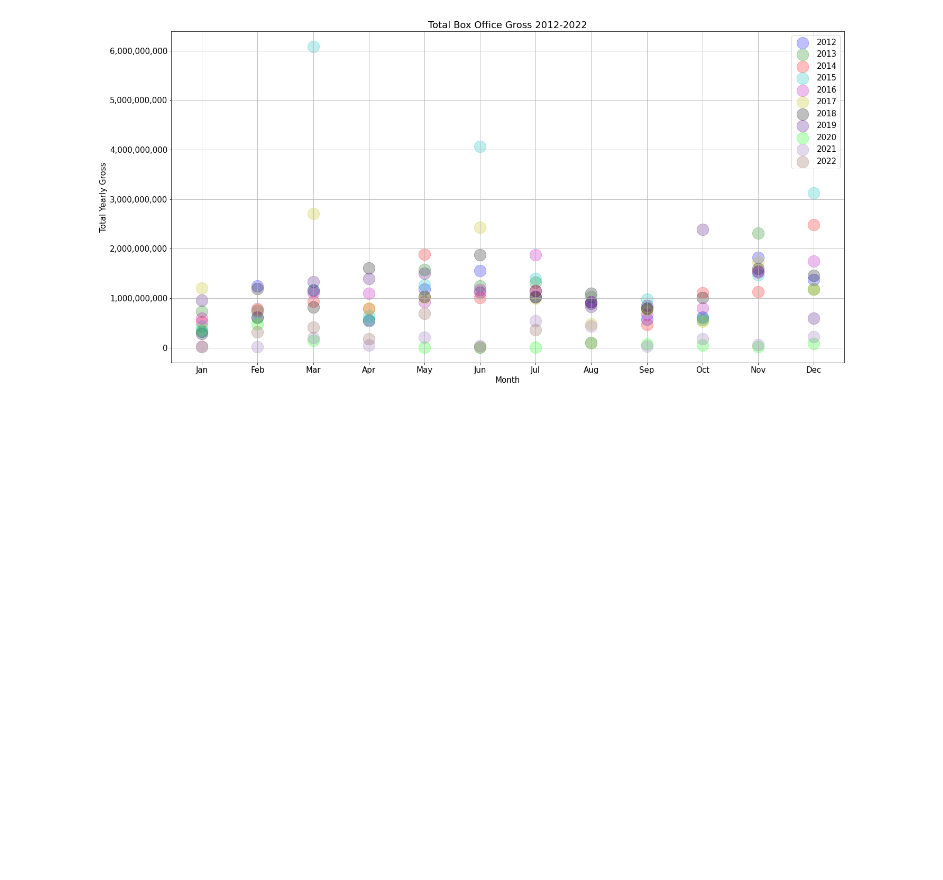
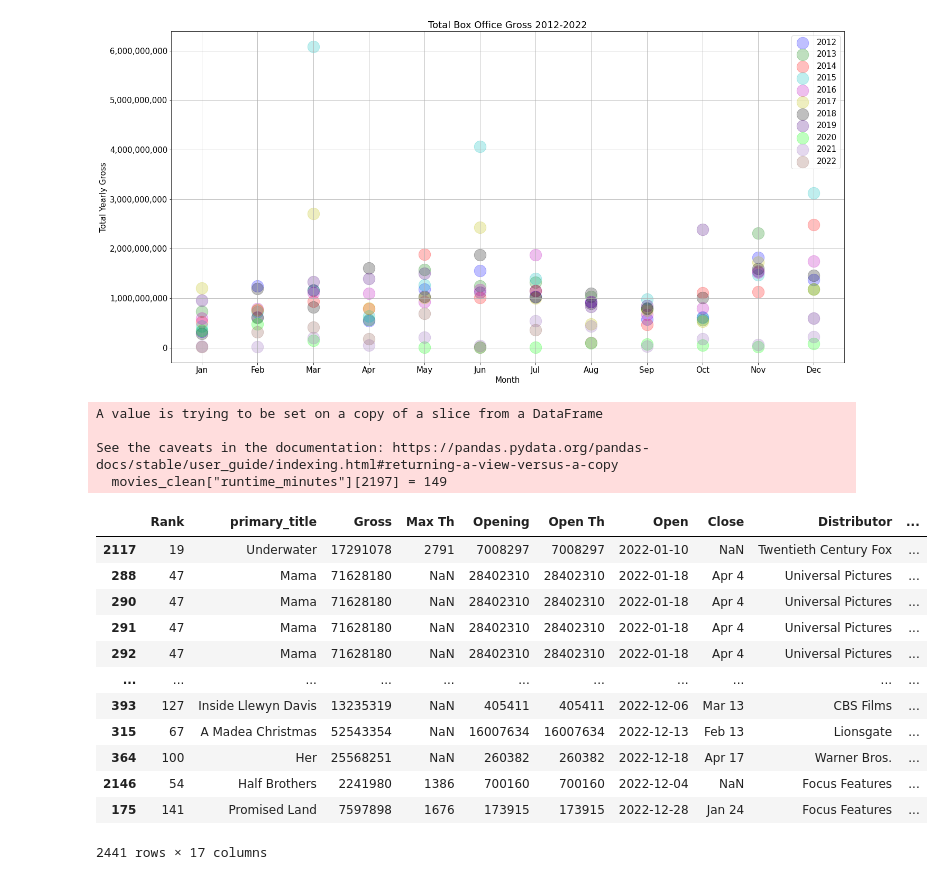
Before and after one commit to pedrov718/box_office_project, a Jupyter notebook: phase1_project.ipynb, the cells around one changed output. Saved outputs shown, nothing was run; the diff lists cells and outputs as text; code cells hidden in the pictures; blank space fills up the shorter version.

```diff
--- a/phase1_project.ipynb
+++ b/phase1_project.ipynb
@@ -348,3 +324,25 @@ leg = ax.legend();
 plt.show();
 # %% [output]
 [figure]
+# %%
+movies_clean.runtime_minutes.dropna(inplace = True)
+movies_clean.loc[movies_clean.genre1 == "War"]
+movies_clean["runtime_minutes"][2197] = 149
+# %% [output]
+A value is trying to be set on a copy of a slice from a DataFrame
+
+See the caveats in the documentation: https://pandas.pydata.org/pandas-docs/stable/user_guide/indexing.html#returning-a-view-versus-a-copy
+  movies_clean["runtime_minutes"][2197] = 149
+|  | Rank | primary_title | Gross | Max Th | Opening | Open Th | Open | Close | Distributor | ... |
+| 2117 | 19 | Underwater | 17291078 | 2791 | 7008297 | 7008297 | 2022-01-10 | NaN | Twentieth Century Fox | ... |
+| 288 | 47 | Mama | 71628180 | NaN | 28402310 | 28402310 | 2022-01-18 | Apr 4 | Universal Pictures | ... |
+| 290 | 47 | Mama | 71628180 | NaN | 28402310 | 28402310 | 2022-01-18 | Apr 4 | Universal Pictures | ... |
+| 291 | 47 | Mama | 71628180 | NaN | 28402310 | 28402310 | 2022-01-18 | Apr 4 | Universal Pictures | ... |
+| 292 | 47 | Mama | 71628180 | NaN | 28402310 | 28402310 | 2022-01-18 | Apr 4 | Universal Pictures | ... |
+| ... | ... | ... | ... | ... | ... | ... | ... | ... | ... | ... |
+| 393 | 127 | Inside Llewyn Davis | 13235319 | NaN | 405411 | 405411 | 2022-12-06 | Mar 13 | CBS Films | ... |
+| 315 | 67 | A Madea Christmas | 52543354 | NaN | 16007634 | 16007634 | 2022-12-13 | Feb 13 | Lionsgate | ... |
+| 364 | 100 | Her | 25568251 | NaN | 260382 | 260382 | 2022-12-18 | Apr 17 | Warner Bros. | ... |
+| 2146 | 54 | Half Brothers | 2241980 | 1386 | 700160 | 700160 | 2022-12-04 | NaN | Focus Features | ... |
+| 175 | 141 | Promised Land | 7597898 | 1676 | 173915 | 173915 | 2022-12-28 | Jan 24 | Focus Features | ... |
+2441 rows × 17 columns
```
Also changed, not shown: parts of 5 cells of this notebook.
